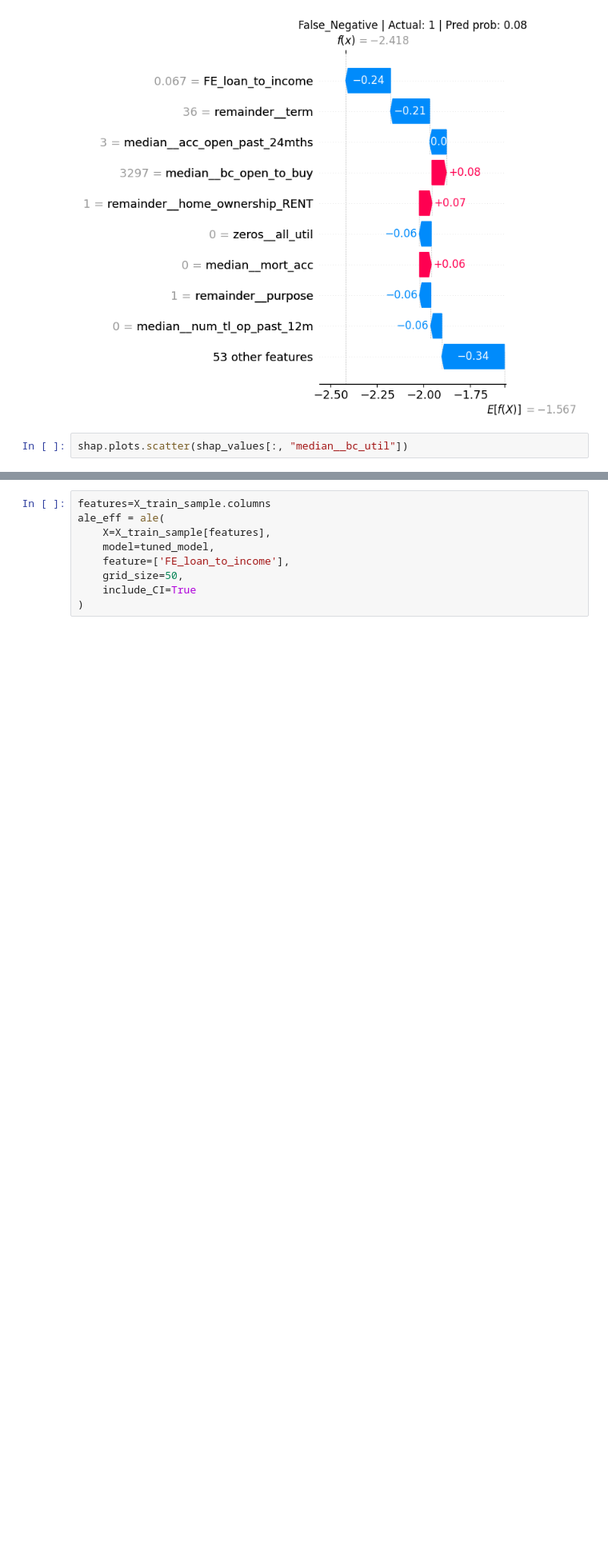
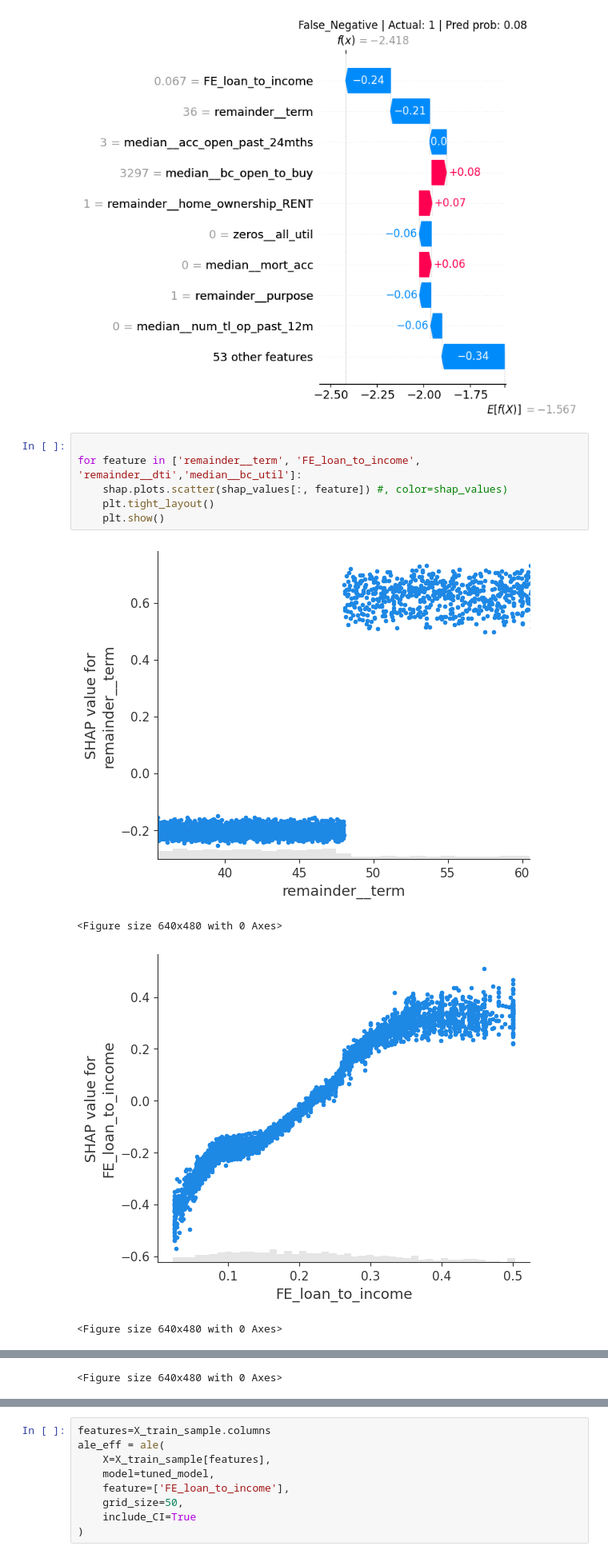
Before and after one commit to Mbu32/Credit-Default, a Jupyter notebook: Trees/endtoend_trees.ipynb, the cells around one changed output, grey strips where cells are left out. Shown at 80% size. Saved outputs shown, nothing was run; the diff lists cells and outputs as text; blank space fills up the shorter version.

```diff
--- a/Trees/endtoend_trees.ipynb
+++ b/Trees/endtoend_trees.ipynb
@@ -590,4 +617,13 @@ for title, idx in cases.items():
 [figure]
 [figure]
 # %%
-shap.plots.scatter(shap_values[:, "median__bc_util"])
+
+for feature in ['remainder__term', 'FE_loan_to_income', 'remainder__dti','median__bc_util']:
+    shap.plots.scatter(shap_values[:, feature]) #, color=shap_values)
+    plt.tight_layout()
+    plt.show()
+# %% [output]
+[figure, added]
+<Figure size 640x480 with 0 Axes>
+[figure, added]
+<Figure size 640x480 with 0 Axes>
@@ -593,0 +631 @@ shap.plots.scatter(shap_values[:, "median__bc_util"])
+<Figure size 640x480 with 0 Axes>
```
Also changed, not shown: parts of 21 cells of this notebook, 1 other file.
